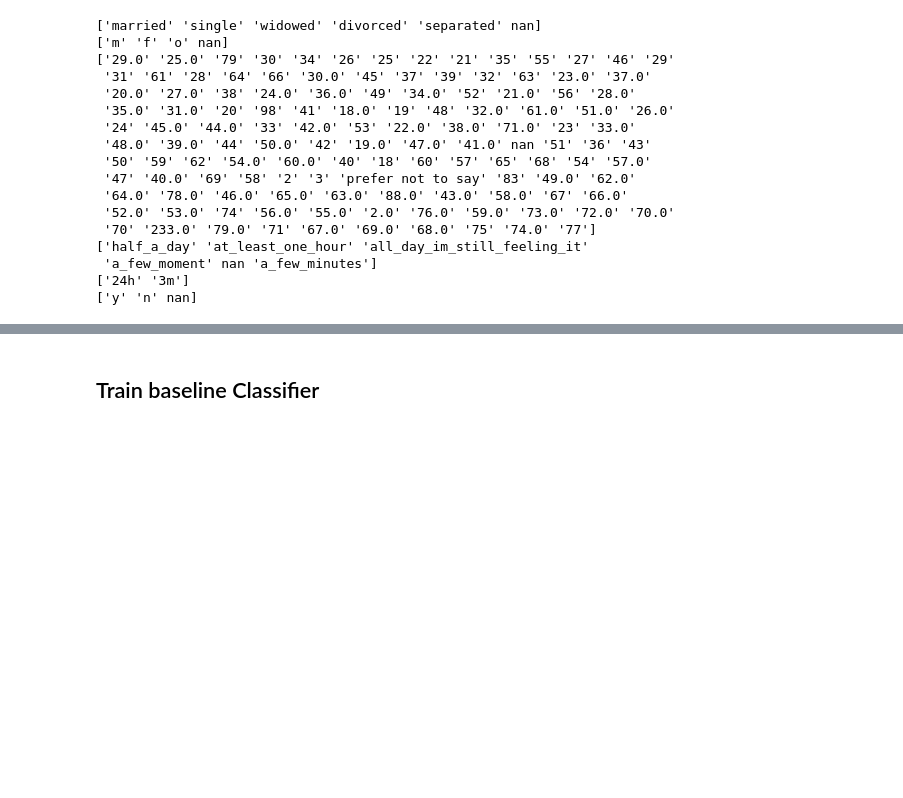
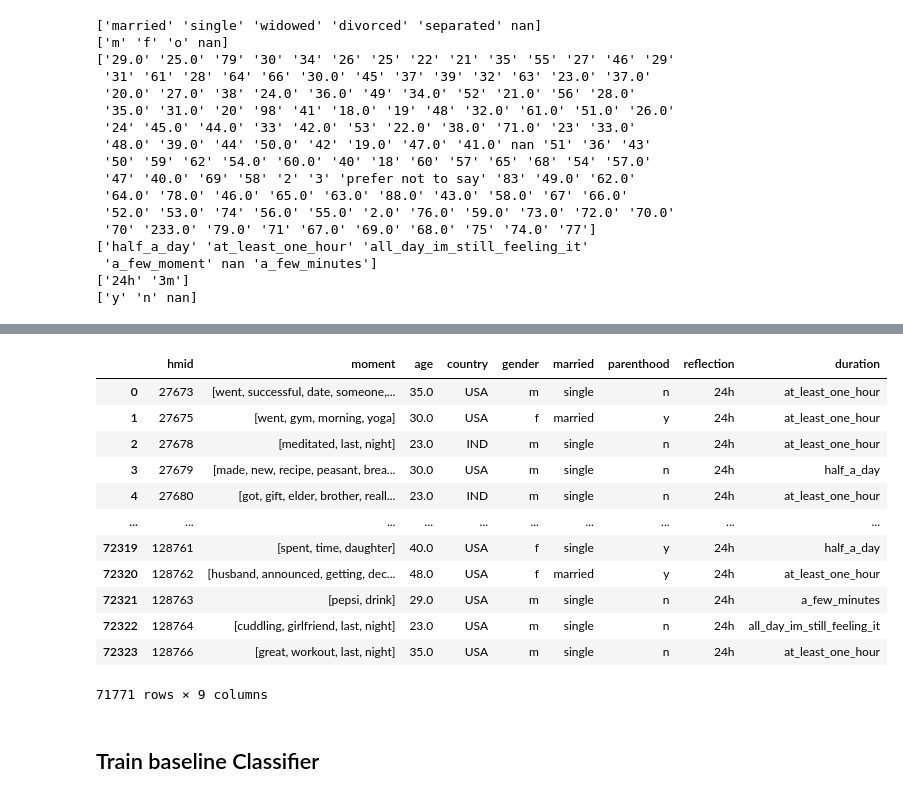
Before and after one commit to AadityaOfficial/CSI5386-CodeBase, a Jupyter notebook: Assignment2/Assignment2.ipynb, the cells around one changed output, grey strips where cells are left out. Cells and saved outputs as stored; diff of their text form; code cells hidden in the pictures; blank space fills up the shorter version.

```diff
--- a/Assignment2/Assignment2.ipynb
+++ b/Assignment2/Assignment2.ipynb
@@ -271,0 +304,3 @@ print(train_labeled['parenthood'].unique())
+# %%
+train_unlabeled = train_unlabeled.dropna()
+train_unlabeled.shape
@@ -272,3 +455,19 @@ print(train_labeled['parenthood'].unique())
+# %%
+train_unlabeled
+# %% [output]
+|  | hmid | moment | age | country | gender | married | parenthood | reflection | duration |
+| 0 | 27673 | [went, successful, date, someone,... | 35.0 | USA | m | single | n | 24h | at_least_one_hour |
+| 1 | 27675 | [went, gym, morning, yoga] | 30.0 | USA | f | married | y | 24h | at_least_one_hour |
+| 2 | 27678 | [meditated, last, night] | 23.0 | IND | m | single | n | 24h | at_least_one_hour |
+| 3 | 27679 | [made, new, recipe, peasant, brea... | 30.0 | USA | m | single | n | 24h | half_a_day |
+| 4 | 27680 | [got, gift, elder, brother, reall... | 23.0 | IND | m | single | n | 24h | at_least_one_hour |
+| ... | ... | ... | ... | ... | ... | ... | ... | ... | ... |
+| 72319 | 128761 | [spent, time, daughter] | 40.0 | USA | f | single | y | 24h | half_a_day |
+| 72320 | 128762 | [husband, announced, getting, dec... | 48.0 | USA | f | married | y | 24h | at_least_one_hour |
+| 72321 | 128763 | [pepsi, drink] | 29.0 | USA | m | single | n | 24h | a_few_minutes |
+| 72322 | 128764 | [cuddling, girlfriend, last, night] | 23.0 | USA | m | single | n | 24h | all_day_im_still_feeling_it |
+| 72323 | 128766 | [great, workout, last, night] | 35.0 | USA | m | single | n | 24h | at_least_one_hour |
+71771 rows × 9 columns
 # %% [markdown]
 ## Train baseline Classifier
 # %%
```
Also changed, not shown: parts of 24 cells of this notebook.
